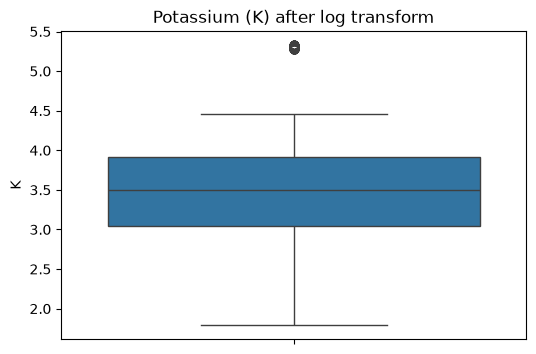
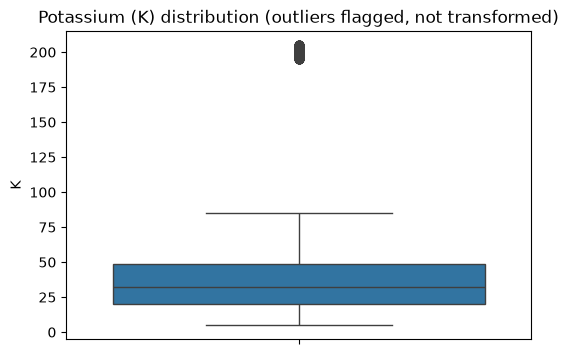
The change to this notebook cell's code, shown as a diff; its figure went from the first image to the second:
--- before
+++ after
@@ -11,10 +11,17 @@
 print("Lower bound:", lower_bound, "Upper bound:", upper_bound)
 
-# Log transform to reduce skew/outlier impact on Potassium
-df['K'] = np.log1p(df['K'])
+# NOTE: We intentionally do NOT permanently transform df['K'] here (e.g. with
+# np.log1p). Earlier versions of this notebook applied a log1p transform to
+# 'K' in-place before the train/test split and scaler/model were fit. That
+# meant the saved scaler/model expected log-space K values, but a downstream
+# app (e.g. a Flask API) that sends raw K values at inference time would get
+# silently wrong predictions (often collapsing to nearly the same crop for
+# every input), since there was no matching transform applied at inference.
+# We keep the IQR-based outlier detection above purely for diagnostic/
+# reporting purposes and leave 'K' untouched so the feature space used for
+# training exactly matches what a caller of the saved model/scaler will send.
 
-# Confirm the transform worked
 plt.figure(figsize=(6,4))
 sns.boxplot(y=df['K'])
-plt.title("Potassium (K) after log transform")
+plt.title("Potassium (K) distribution (outliers flagged, not transformed)")
 plt.show()

Commit: Save Flask app fixes and model loading updates